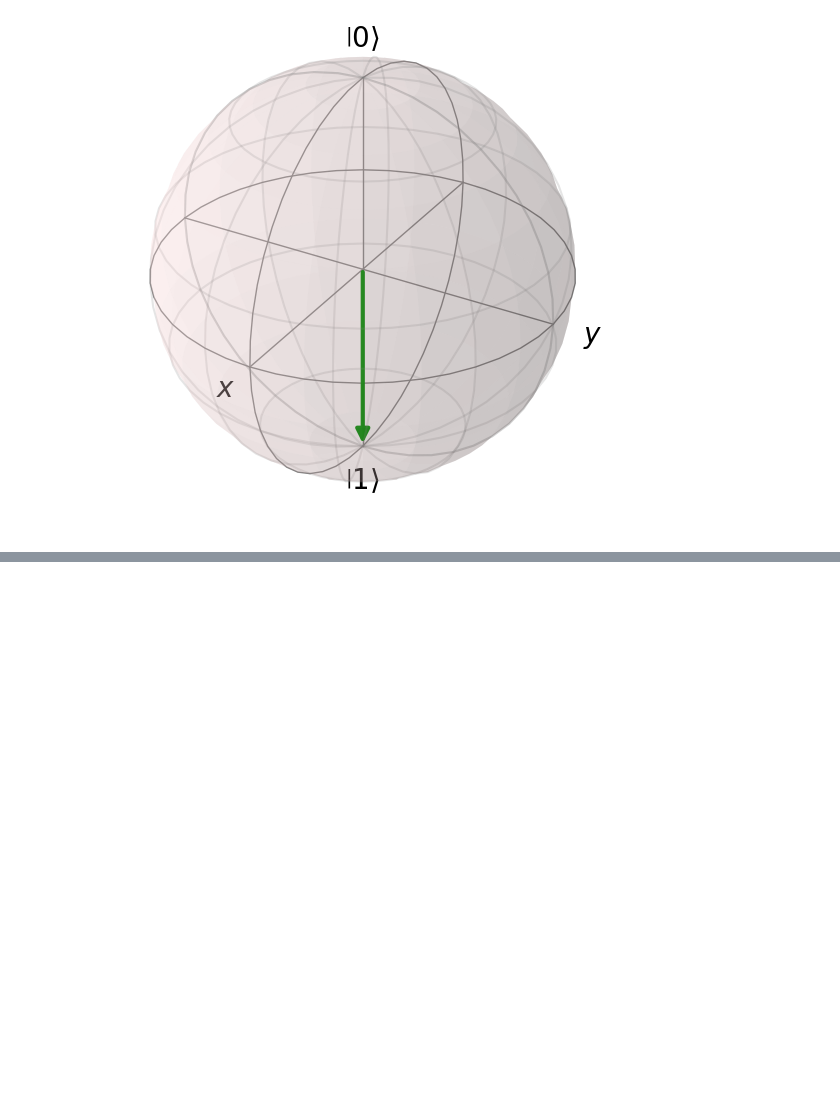
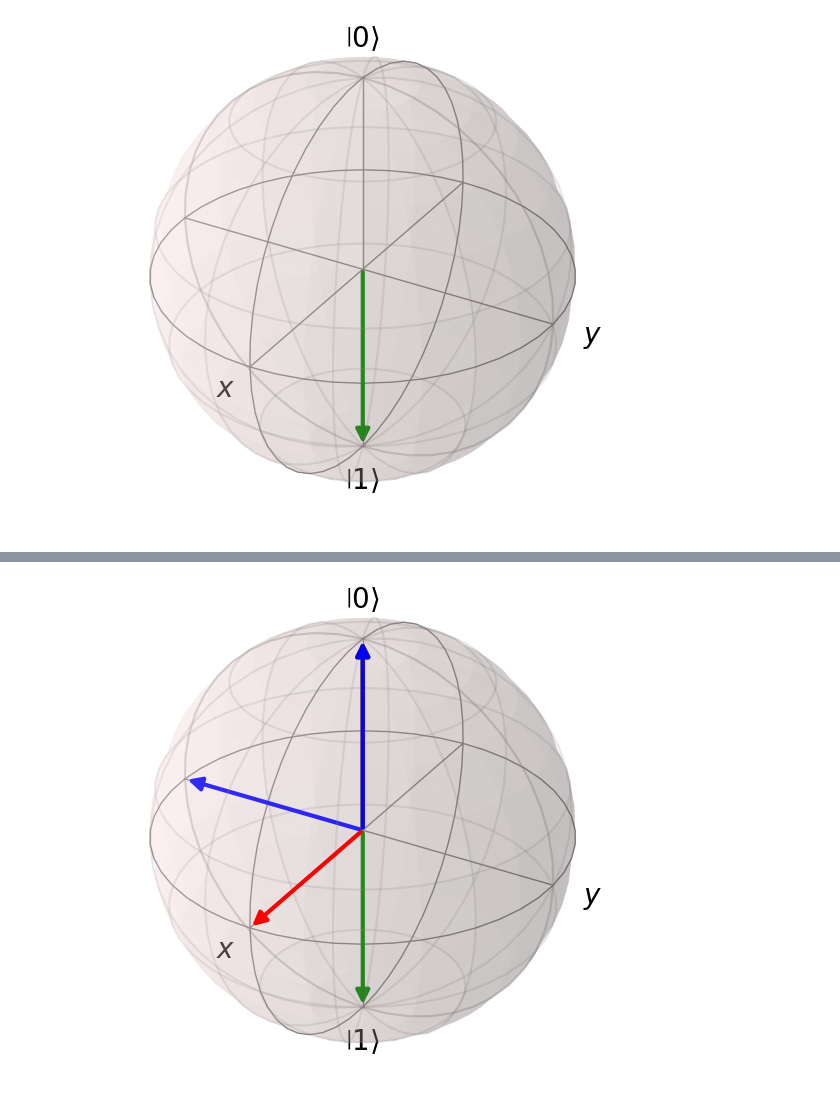
Before and after one commit to DaBloat/qis, a Jupyter notebook: testing_grounds.ipynb, the cells around one changed output, grey strips where cells are left out. Saved outputs shown, nothing was run; the diff lists cells and outputs as text; code cells hidden in the pictures; blank space fills up the shorter version.

```diff
--- a/testing_grounds.ipynb
+++ b/testing_grounds.ipynb
@@ -109,0 +122,5 @@ b.show()
+# %%
+b.add_states([RZ(0, np.pi/2).get_compact_qobj() @ o])
+b.show()
+# %% [output]
+[figure, added]
```
Also changed, not shown: parts of 4 cells of this notebook, 4 other files.
